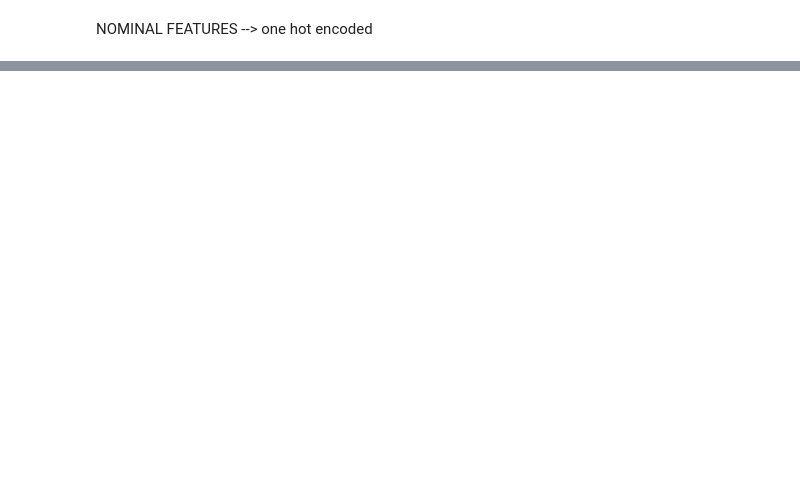
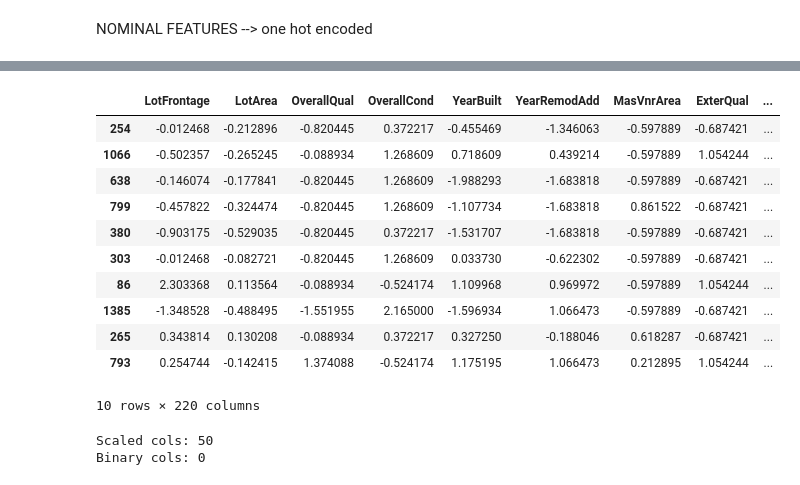
Before and after one commit to Mayank-Chaudhari9/AI-ML-Nov25-Mayank, a Jupyter notebook: Assignment-8/Assignment-08-Regression-Mayank_Chaudhari.ipynb, the cells around one changed output, grey strips where cells are left out. Saved outputs shown, nothing was run; the diff lists cells and outputs as text; code cells hidden in the pictures; blank space fills up the shorter version.

```diff
--- a/Assignment-8/Assignment-08-Regression-Mayank_Chaudhari.ipynb
+++ b/Assignment-8/Assignment-08-Regression-Mayank_Chaudhari.ipynb
@@ -290,7 +370,0 @@ Bivariate anlysis
-# %%
-top_features = ['OverallQual', 'GrLivArea', 'GarageCars', 'TotalBsmtSF']
-
-for col in top_features:
-    sns.scatterplot(x=df[col], y=df['SalePrice'])
-    plt.title(f"{col} vs SalePrice")
-    plt.show()
@@ -316,0 +371,19 @@ plt.show()
+# %%
+# 1. Check bool columns
+print("Train bool columns:", X_train.select_dtypes(include="bool").columns.tolist())
+print("Test bool columns:", X_test.select_dtypes(include="bool").columns.tolist())
+
+# 2. Check total missing values
+print("Train total missing:", X_train.isnull().sum().sum())
+print("Test total missing:", X_test.isnull().sum().sum())
+
+# 3. Check columns with remaining missing values
+print("\nTrain columns with missing:")
+for col in X_train.columns:
+    if X_train[col].isnull().sum() > 0:
+        print(col)
+
+print("\nTest columns with missing:")
+for col in X_test.columns:
+    if X_test[col].isnull().sum() > 0:
+        print(col)
@@ -316,0 +417,37 @@ plt.show()
+# %%
+from sklearn.preprocessing import StandardScaler
+
+scaler = StandardScaler()
+
+# Step 1: Select numeric columns from TRAIN only
+num_cols = X_train.select_dtypes(include=["int64", "float64"]).columns
+
+# Step 2: Separate binary and continuous columns
+binary_cols = [col for col in num_cols if X_train[col].nunique() == 2]
+cont_cols = [col for col in num_cols if col not in binary_cols]
+
+# Step 3: Scale ONLY continuous columns
+X_train[cont_cols] = scaler.fit_transform(X_train[cont_cols])
+X_test[cont_cols] = scaler.transform(X_test[cont_cols])
+
+# Step 4: Check result
+X_train.head(10)
+# %% [output]
+|  | LotFrontage | LotArea | OverallQual | OverallCond | YearBuilt | YearRemodAdd | MasVnrArea | ExterQual | ... |
+| 254 | -0.012468 | -0.212896 | -0.820445 | 0.372217 | -0.455469 | -1.346063 | -0.597889 | -0.687421 | ... |
+| 1066 | -0.502357 | -0.265245 | -0.088934 | 1.268609 | 0.718609 | 0.439214 | -0.597889 | 1.054244 | ... |
+| 638 | -0.146074 | -0.177841 | -0.820445 | 1.268609 | -1.988293 | -1.683818 | -0.597889 | -0.687421 | ... |
+| 799 | -0.457822 | -0.324474 | -0.820445 | 1.268609 | -1.107734 | -1.683818 | 0.861522 | -0.687421 | ... |
+| 380 | -0.903175 | -0.529035 | -0.820445 | 0.372217 | -1.531707 | -1.683818 | -0.597889 | -0.687421 | ... |
+| 303 | -0.012468 | -0.082721 | -0.820445 | 1.268609 | 0.033730 | -0.622302 | -0.597889 | -0.687421 | ... |
+| 86 | 2.303368 | 0.113564 | -0.088934 | -0.524174 | 1.109968 | 0.969972 | -0.597889 | 1.054244 | ... |
+| 1385 | -1.348528 | -0.488495 | -1.551955 | 2.165000 | -1.596934 | 1.066473 | -0.597889 | -0.687421 | ... |
+| 265 | 0.343814 | 0.130208 | -0.088934 | 0.372217 | 0.327250 | -0.188046 | 0.618287 | -0.687421 | ... |
+| 793 | 0.254744 | -0.142415 | 1.374088 | -0.524174 | 1.175195 | 1.066473 | 0.212895 | 1.054244 | ... |
+10 rows × 220 columns
+# %%
+print("Scaled cols:", len(cont_cols))
+print("Binary cols:", len(binary_cols))
+# %% [output]
+Scaled cols: 50
+Binary cols: 0
```
Also changed, not shown: parts of 66 cells of this notebook.
